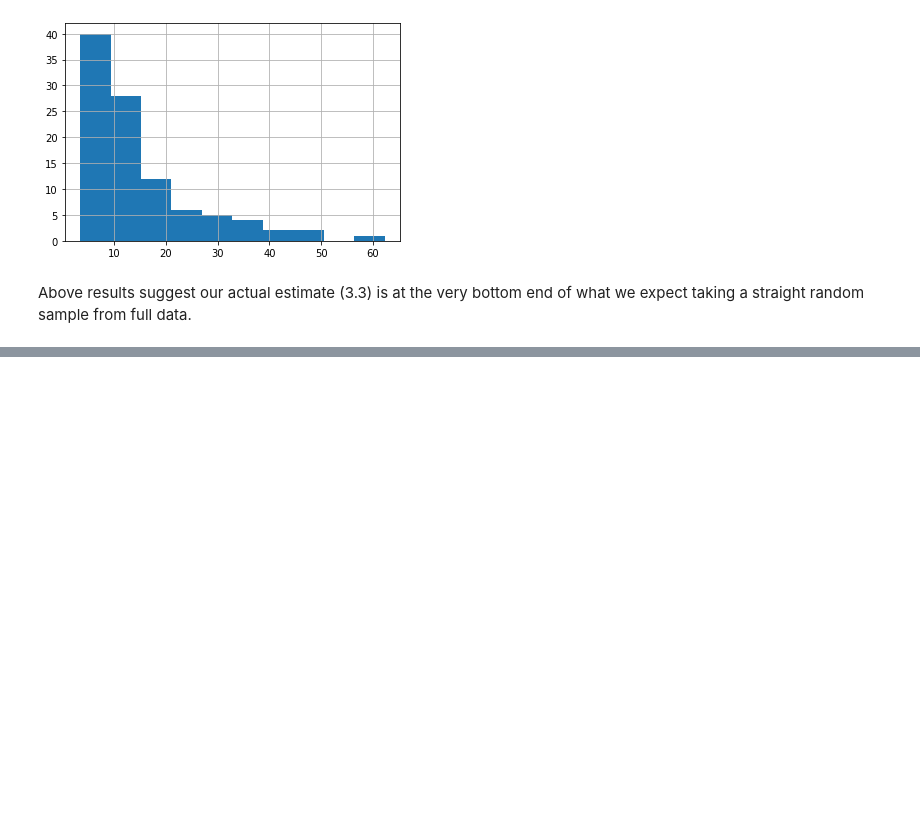
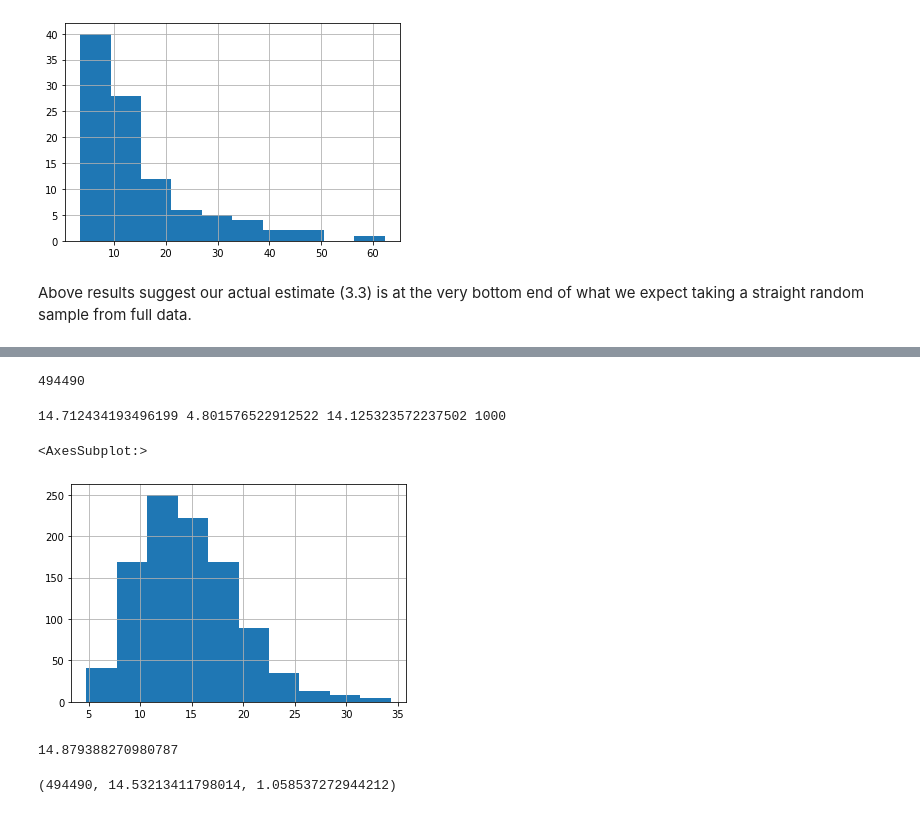
Before and after one commit to nickmvincent/reddit_wallstreetbets_activity_estimation, a Jupyter notebook: sampling_accuracy.ipynb, the cells around one changed output, grey strips where cells are left out. Drawn from its saved outputs; the diff is of its cells as text; code cells hidden in the pictures; blank space fills up the shorter version.

```diff
--- a/sampling_accuracy.ipynb
+++ b/sampling_accuracy.ipynb
@@ -263,0 +322,4 @@ of what we expect taking a straight random sample from full data.
+# %%
+means2 = []
+for seed in range(0,10000):
+    means2.append(jan.sample(frac=0.01, random_state=seed).num_comments.mean())
@@ -263,0 +336,23 @@ of what we expect taking a straight random sample from full data.
+# %%
+len(jan)
+# %% [output]
+494490
+# %%
+means3 = []
+for seed in range(0,1000):
+    means3.append(jan.sample(frac=0.05, random_state=seed).num_comments.mean())
+
+print(np.mean(means3), np.std(means3), np.median(means3), len(means3))
+pd.Series(means3).hist()
+# %% [output]
+14.712434193496199 4.801576522912522 14.125323572237502 1000
+<AxesSubplot:>
+[figure, added]
+# %%
+np.mean(means2)
+# %% [output]
+14.879388270980787
+# %%
+len(jan), jan.num_comments.mean(), jan.num_comments.sem()
+# %% [output]
+(494490, 14.53213411798014, 1.058537272944212)
```
Also changed, not shown: parts of 27 cells of this notebook, 4 other files.
